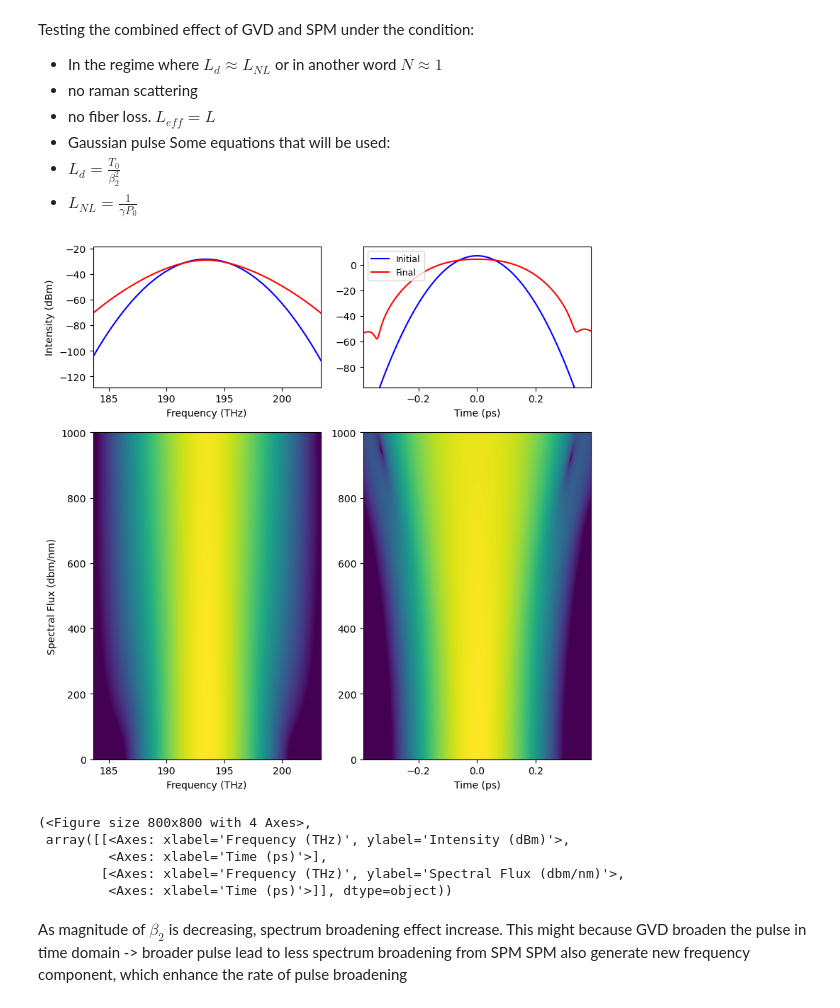
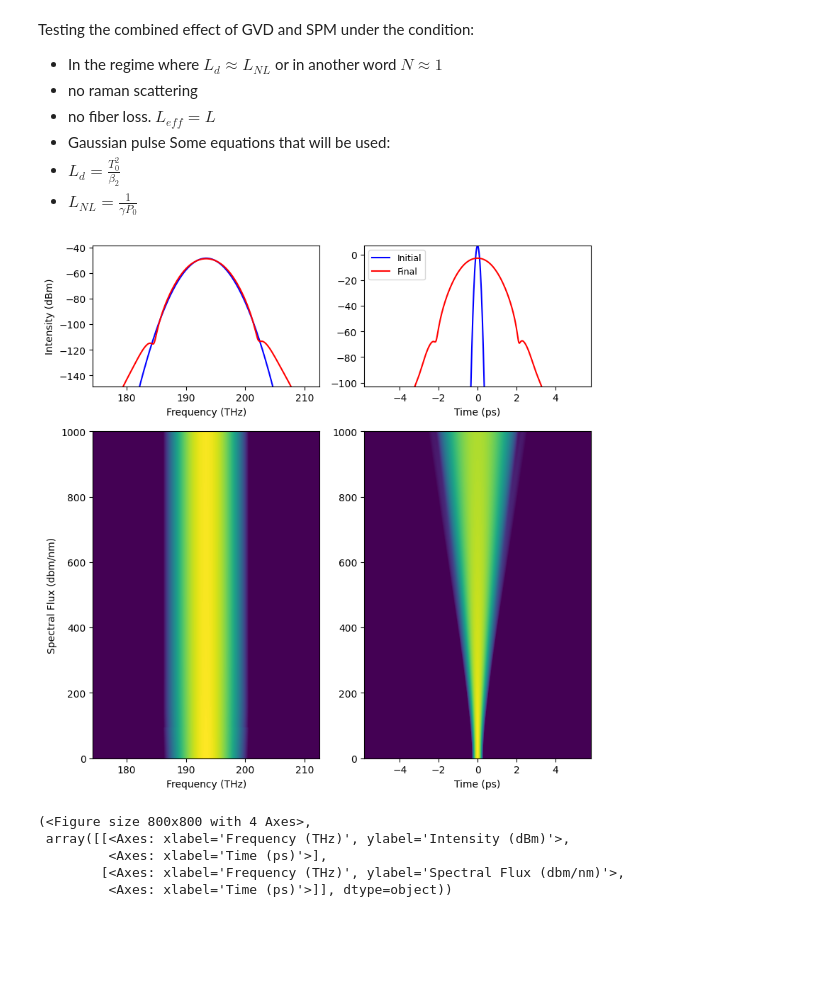
Before and after one commit to elizaleung830/SC-generation-stimulation, a Jupyter notebook: SCG_Stimulation/test_SPM_and_GVD.ipynb, the cells around one changed output. Cells and saved outputs as stored; diff of their text form; code cells hidden in the pictures; blank space fills up the shorter version.

```diff
--- a/SCG_Stimulation/test_SPM_and_GVD.ipynb
+++ b/SCG_Stimulation/test_SPM_and_GVD.ipynb
@@ -5,29 +5,26 @@
  - no fiber loss. $L_{eff} = L$
  - Gaussian pulse
 Some equations that will be used:
-- $L_d = \frac{T_0}{\beta_2^2}$
+- $L_d = \frac{T_0^2}{\beta_2}$
 - $L_{NL} = \frac{1}{\gamma P_0}$
 # %%
 import laserfun as lf
 # Build Pulse
 pulse1 = lf.Pulse(pulse_type='gaussian', center_wavelength_nm=1550,
-                 fwhm_ps=0.2, time_window_ps=10, power=5)
+                 fwhm_ps=0.2, time_window_ps=100, power=5)
 
 # Build Fibre
 fiber1 = lf.Fiber(length=1, center_wl_nm=1550, dispersion_format='GVD',
-                 dispersion=[0.005,0,0], gamma_W_m=0.2, loss_dB_per_m=0)
+                 dispersion=[0.04,0,0], gamma_W_m=0.2, loss_dB_per_m=0)
 
 # Get Result
 results1 = lf.NLSE(pulse1, fiber1 , print_status=False, raman=False)
 # Plot Result
-results1.plot()
+results1.plot(margin =2)
 # %% [output]
-[figure, old version]
+[figure, new version]
 (<Figure size 800x800 with 4 Axes>,
  array([[<Axes: xlabel='Frequency (THz)', ylabel='Intensity (dBm)'>,
          <Axes: xlabel='Time (ps)'>],
         [<Axes: xlabel='Frequency (THz)', ylabel='Spectral Flux (dbm/nm)'>,
          <Axes: xlabel='Time (ps)'>]], dtype=object))
-# %% [markdown]
-As magnitude of $\beta_2$ is decreasing, spectrum broadening effect increase. This might because GVD broaden the pulse in time domain -> broader pulse lead to less spectrum broadening from SPM
-SPM also generate new frequency component, which enhance the rate of pulse broadening
```
Also changed, not shown: parts of 1 cell of this notebook, 4 other files.
